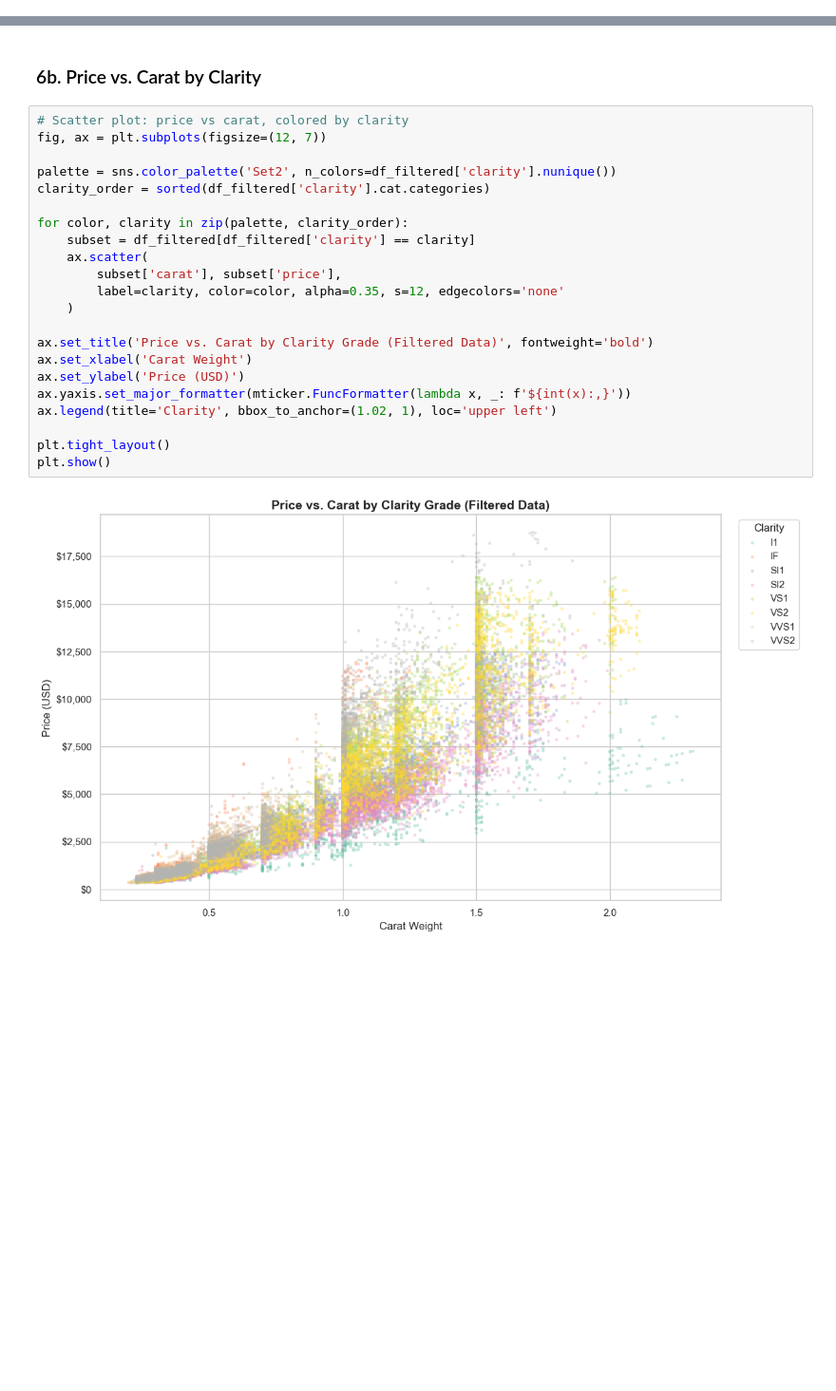
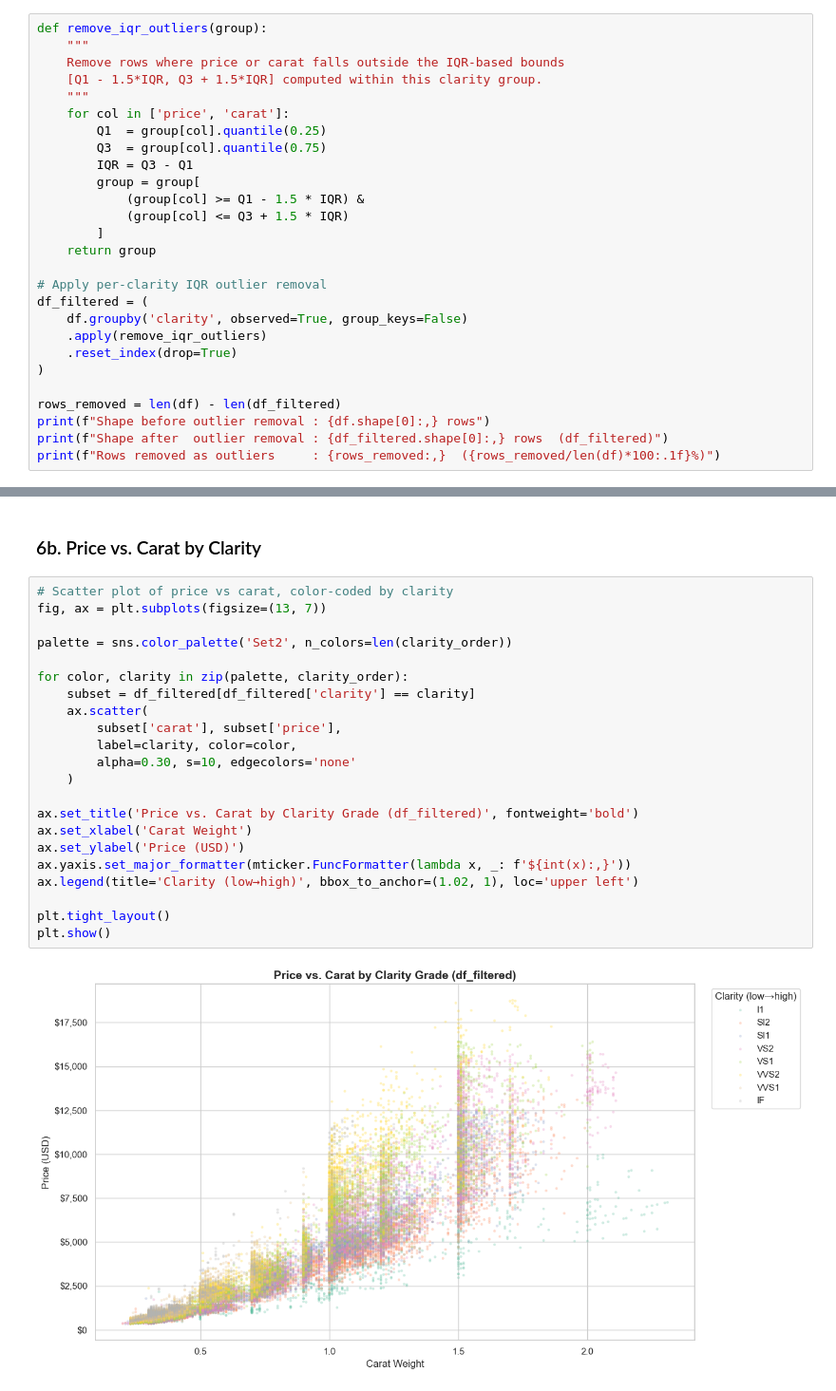
Before and after one commit to akaseahawk/wilcore-interview-DS2, a Jupyter notebook: diamond_analysis.ipynb, the cells around one changed output, grey strips where cells are left out. Shown at 95% size. Drawn from its saved outputs; the diff is of its cells as text; blank space fills up the shorter version.

```diff
--- a/diamond_analysis.ipynb
+++ b/diamond_analysis.ipynb
@@ -367,0 +326,27 @@ We now explore how the numeric features relate to each other within the outlier-
+# %%
+def remove_iqr_outliers(group):
+    """
+    Remove rows where price or carat falls outside the IQR-based bounds
+    [Q1 - 1.5*IQR, Q3 + 1.5*IQR] computed within this clarity group.
+    """
+    for col in ['price', 'carat']:
+        Q1  = group[col].quantile(0.25)
+        Q3  = group[col].quantile(0.75)
+        IQR = Q3 - Q1
+        group = group[
+            (group[col] >= Q1 - 1.5 * IQR) &
+            (group[col] <= Q3 + 1.5 * IQR)
+        ]
+    return group
+
+# Apply per-clarity IQR outlier removal
+df_filtered = (
+    df.groupby('clarity', observed=True, group_keys=False)
+    .apply(remove_iqr_outliers)
+    .reset_index(drop=True)
+)
+
+rows_removed = len(df) - len(df_filtered)
+print(f"Shape before outlier removal : {df.shape[0]:,} rows")
+print(f"Shape after  outlier removal : {df_filtered.shape[0]:,} rows  (df_filtered)")
+print(f"Rows removed as outliers     : {rows_removed:,}  ({rows_removed/len(df)*100:.1f}%)")
@@ -394,26 +412,26 @@ Carat ↔ Price correlation: 0.891
 # %% [markdown]
 ### 6b. Price vs. Carat by Clarity
 # %%
-# Scatter plot: price vs carat, colored by clarity
-fig, ax = plt.subplots(figsize=(12, 7))
+# Scatter plot of price vs carat, color-coded by clarity
+fig, ax = plt.subplots(figsize=(13, 7))
 
-palette = sns.color_palette('Set2', n_colors=df_filtered['clarity'].nunique())
-clarity_order = sorted(df_filtered['clarity'].cat.categories)
+palette = sns.color_palette('Set2', n_colors=len(clarity_order))
 
 for color, clarity in zip(palette, clarity_order):
     subset = df_filtered[df_filtered['clarity'] == clarity]
     ax.scatter(
         subset['carat'], subset['price'],
-        label=clarity, color=color, alpha=0.35, s=12, edgecolors='none'
+        label=clarity, color=color,
+        alpha=0.30, s=10, edgecolors='none'
     )
 
-ax.set_title('Price vs. Carat by Clarity Grade (Filtered Data)', fontweight='bold')
+ax.set_title('Price vs. Carat by Clarity Grade (df_filtered)', fontweight='bold')
 ax.set_xlabel('Carat Weight')
 ax.set_ylabel('Price (USD)')
 ax.yaxis.set_major_formatter(mticker.FuncFormatter(lambda x, _: f'${int(x):,}'))
-ax.legend(title='Clarity', bbox_to_anchor=(1.02, 1), loc='upper left')
+ax.legend(title='Clarity (low→high)', bbox_to_anchor=(1.02, 1), loc='upper left')
 
 plt.tight_layout()
 plt.show()
 # %% [output]
-[figure, old version]
+[figure, new version]
```
Also changed, not shown: parts of 54 cells of this notebook, 2 other files.
